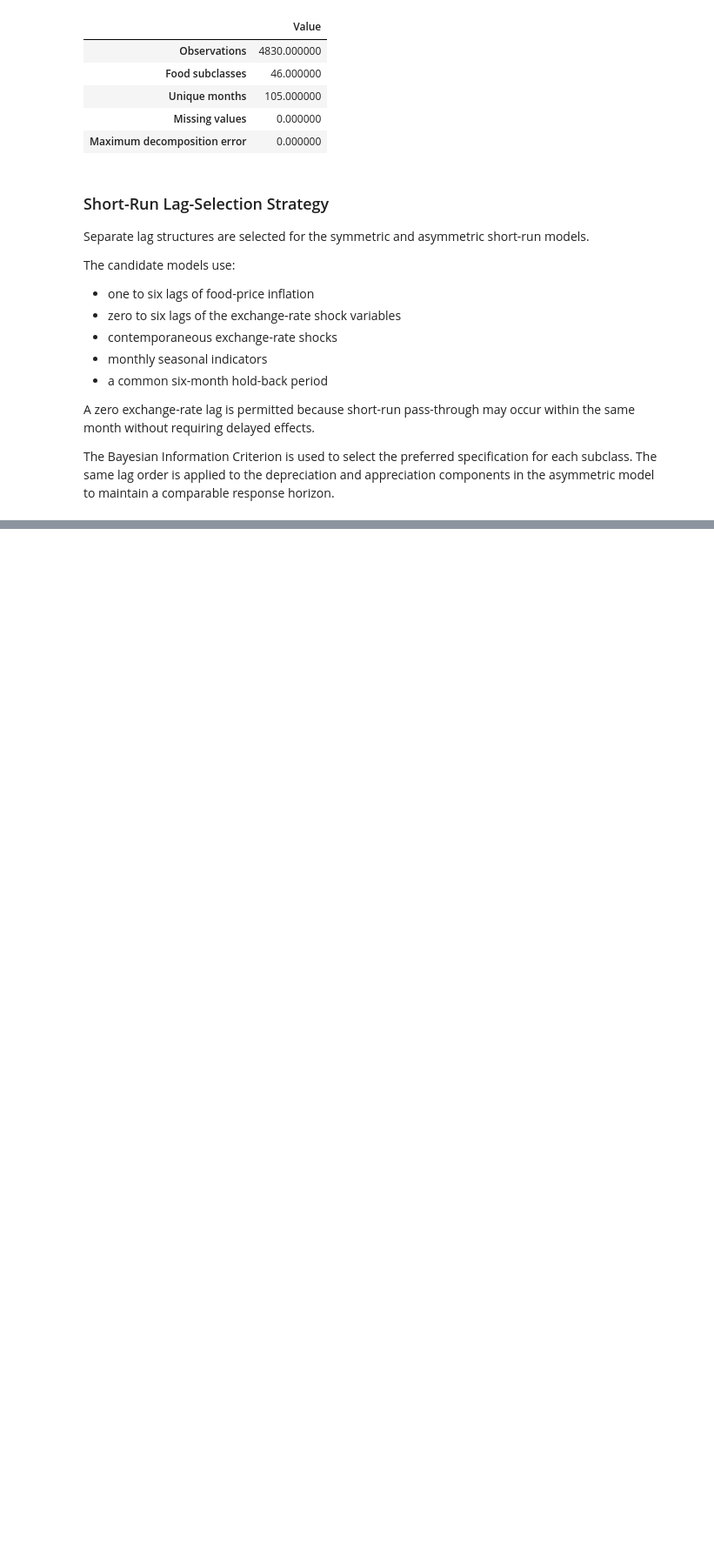
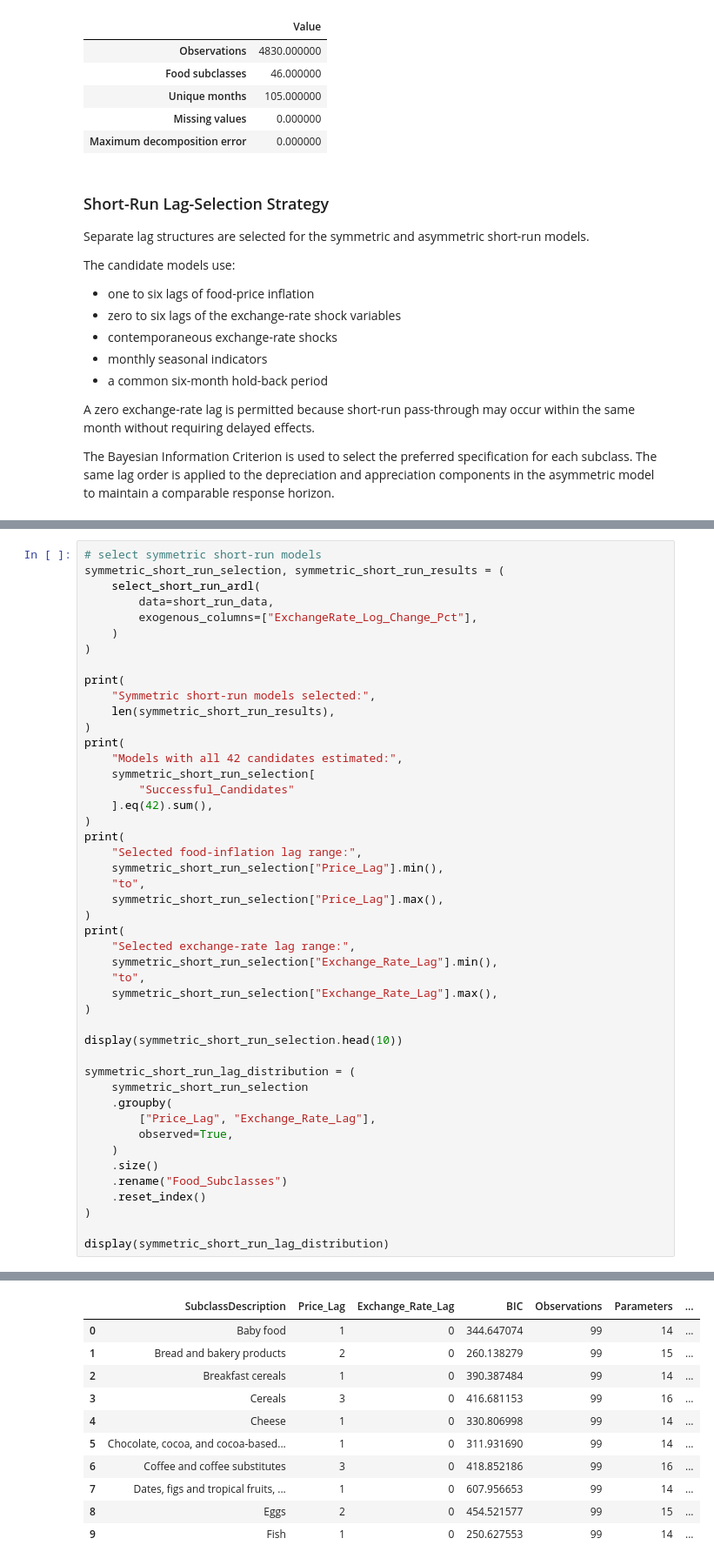
Before and after one commit to MasindiManaga/ERPT_ML_Research, a Jupyter notebook: notebooks/06_Econometric_Modelling.ipynb, the cells around one changed output, grey strips where cells are left out. Shown at 87% size. Drawn from its saved outputs; the diff is of its cells as text; blank space fills up the shorter version.

Commit message:
Symmetric Short-run lag Selection

```diff
--- a/notebooks/06_Econometric_Modelling.ipynb
+++ b/notebooks/06_Econometric_Modelling.ipynb
@@ -2680,0 +2814,47 @@ depreciation and appreciation components in the asymmetric model to maintain a c
+# %%
+# select symmetric short-run models
+symmetric_short_run_selection, symmetric_short_run_results = (
+    select_short_run_ardl(
+        data=short_run_data,
+        exogenous_columns=["ExchangeRate_Log_Change_Pct"],
+    )
+)
+
+print(
+    "Symmetric short-run models selected:",
+    len(symmetric_short_run_results),
+)
+print(
+    "Models with all 42 candidates estimated:",
+    symmetric_short_run_selection[
+        "Successful_Candidates"
+    ].eq(42).sum(),
+)
+print(
+    "Selected food-inflation lag range:",
+    symmetric_short_run_selection["Price_Lag"].min(),
+    "to",
+    symmetric_short_run_selection["Price_Lag"].max(),
+)
+print(
+    "Selected exchange-rate lag range:",
+    symmetric_short_run_selection["Exchange_Rate_Lag"].min(),
+    "to",
+    symmetric_short_run_selection["Exchange_Rate_Lag"].max(),
+)
+
+display(symmetric_short_run_selection.head(10))
+
+symmetric_short_run_lag_distribution = (
+    symmetric_short_run_selection
+    .groupby(
+        ["Price_Lag", "Exchange_Rate_Lag"],
+        observed=True,
+    )
+    .size()
+    .rename("Food_Subclasses")
+    .reset_index()
+)
+
+display(symmetric_short_run_lag_distribution)
+# %% [output]
@@ -2680,0 +2865,11 @@ depreciation and appreciation components in the asymmetric model to maintain a c
+|  | SubclassDescription | Price_Lag | Exchange_Rate_Lag | BIC | Observations | Parameters | ... |
+| 0 | Baby food | 1 | 0 | 344.647074 | 99 | 14 | ... |
+| 1 | Bread and bakery products | 2 | 0 | 260.138279 | 99 | 15 | ... |
+| 2 | Breakfast cereals | 1 | 0 | 390.387484 | 99 | 14 | ... |
+| 3 | Cereals | 3 | 0 | 416.681153 | 99 | 16 | ... |
+| 4 | Cheese | 1 | 0 | 330.806998 | 99 | 14 | ... |
+| 5 | Chocolate, cocoa, and cocoa-based... | 1 | 0 | 311.931690 | 99 | 14 | ... |
+| 6 | Coffee and coffee substitutes | 3 | 0 | 418.852186 | 99 | 16 | ... |
+| 7 | Dates, figs and tropical fruits, ... | 1 | 0 | 607.956653 | 99 | 14 | ... |
+| 8 | Eggs | 2 | 0 | 454.521577 | 99 | 15 | ... |
+| 9 | Fish | 1 | 0 | 250.627553 | 99 | 14 | ... |
```
Also changed, not shown: parts of 5 cells of this notebook.
